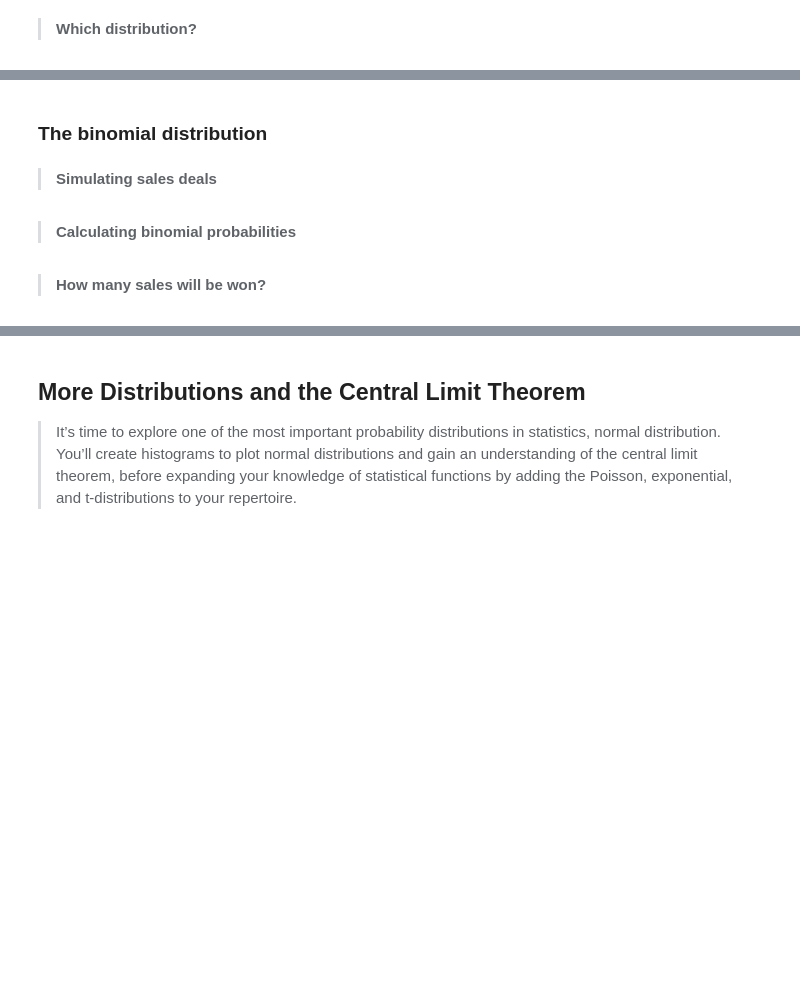
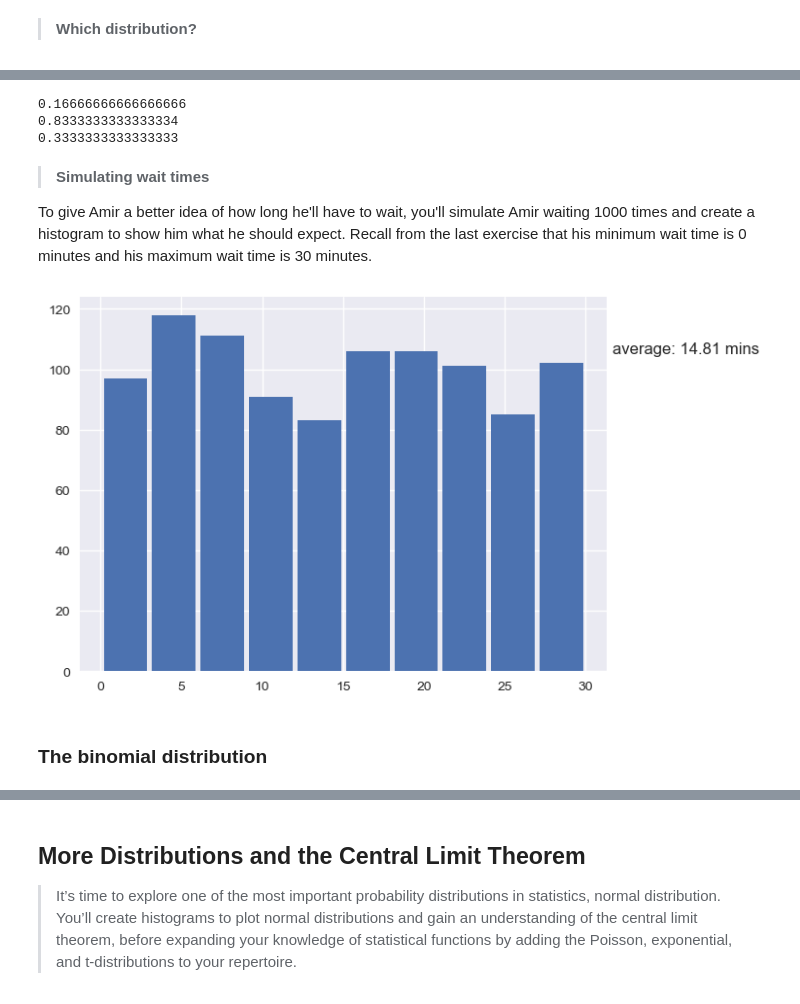
Before and after one commit to anhhaibkhn/Data-Science-selfstudy-notes-Blog, a Jupyter notebook: _notebooks/Introduction to Statistics in Python/2022-08-31-Introduction to Statistics in Python.ipynb, the cells around one changed output, grey strips where cells are left out. Cells and saved outputs as stored; diff of their text form; code cells hidden in the pictures; blank space fills up the shorter version.

Commit message:
Update Stats Intro course

```diff
--- a/_notebooks/Introduction to Statistics in Python/2022-08-31-Introduction to Statistics in Python.ipynb
+++ b/_notebooks/Introduction to Statistics in Python/2022-08-31-Introduction to Statistics in Python.ipynb
@@ -23,12 +23,17 @@ import pandas as pd
 import numpy as np
 import warnings
 import matplotlib.pyplot as plt
-plt.rcParams['figure.figsize'] = [10, 8]
+import matplotlib as mpl
+
+
+plt.rcParams['figure.figsize'] = [7, 5]
 
 pd.set_option('display.expand_frame_repr', False)
 
-warnings.filterwarnings("ignore", category=DeprecationWarning)
-warnings.filterwarnings("ignore", category=FutureWarning)
+warnings.filterwarnings("ignore")
+# %%
+mpl.rcParams['axes.grid'] = True
+plt.style.use('seaborn')
 # %% [markdown]
 ## Summary Statistics
 
@@ -513,8 +554,48 @@ print(prob_4_or_more)
+# %%
+# Min and max wait times for back-up that happens every 30 min
+min_time = 0
+max_time = 30
+
+# Import uniform from scipy.stats
+from scipy.stats import uniform
+
+# Calculate probability of waiting less than 5 mins
+prob_less_than_5 = uniform.cdf(5, 0, 30)
+print(prob_less_than_5)
+
+# Calculate probability of waiting more than 5 mins
+prob_greater_than_5 = 1 - uniform.cdf(5, 0, 30)
+print(prob_greater_than_5)
+
+# Calculate probability of waiting 10-20 mins
+prob_between_10_and_20 = uniform.cdf(20, 0, 30) - uniform.cdf(10, 0, 30)
+print(prob_between_10_and_20)
+# %% [output]
+0.16666666666666666
+0.8333333333333334
+0.3333333333333333
+# %% [markdown]
+> **Simulating wait times**
+
+To give Amir a better idea of how long he'll have to wait, you'll simulate Amir waiting 1000 times and create a histogram to show him what he should expect. Recall from the last exercise that his minimum wait time is 0 minutes and his maximum wait time is 30 minutes.
+# %%
+# Set random seed to 334
+np.random.seed(334)
+
+# Import uniform
+from cProfile import label
+from scipy.stats import uniform
+
+# Generate 1000 wait times between 0 and 30 mins
+wait_times = uniform.rvs(0, 30, size=1000)
+
+# Create a histogram of simulated times and show plot
+plt.hist(wait_times, rwidth=0.9)
+plt.text(1.01, 0.85, f'average: {np.mean(wait_times):.2f} mins',
+         fontsize=12, transform=plt.gca().transAxes)
+
+plt.show()
+# %% [output]
+[figure, added]
 # %% [markdown]
 ### The binomial distribution
-# %% [markdown]
-> **Simulating sales deals**
-# %% [markdown]
-> **Calculating binomial probabilities**
-# %% [markdown]
-> **How many sales will be won?**
```
Also changed, not shown: parts of 13 cells of this notebook, 3 other files.
